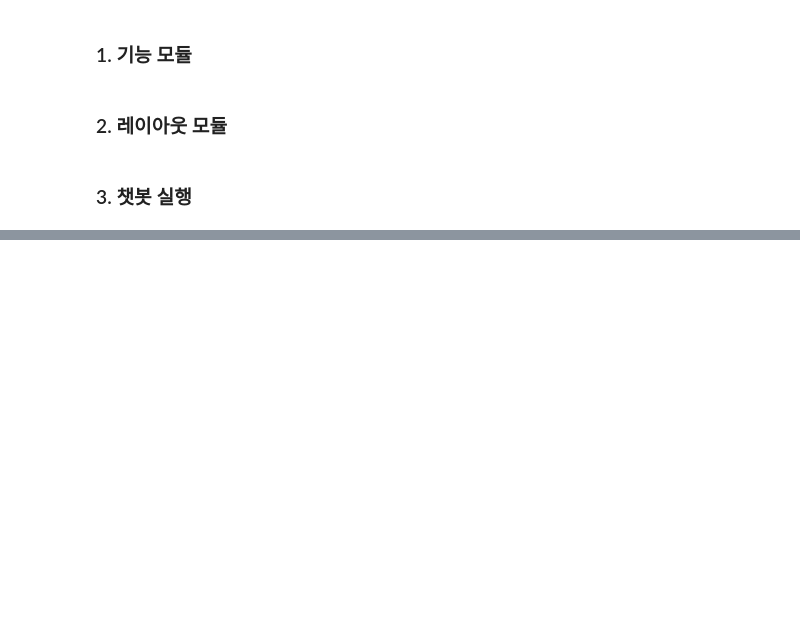
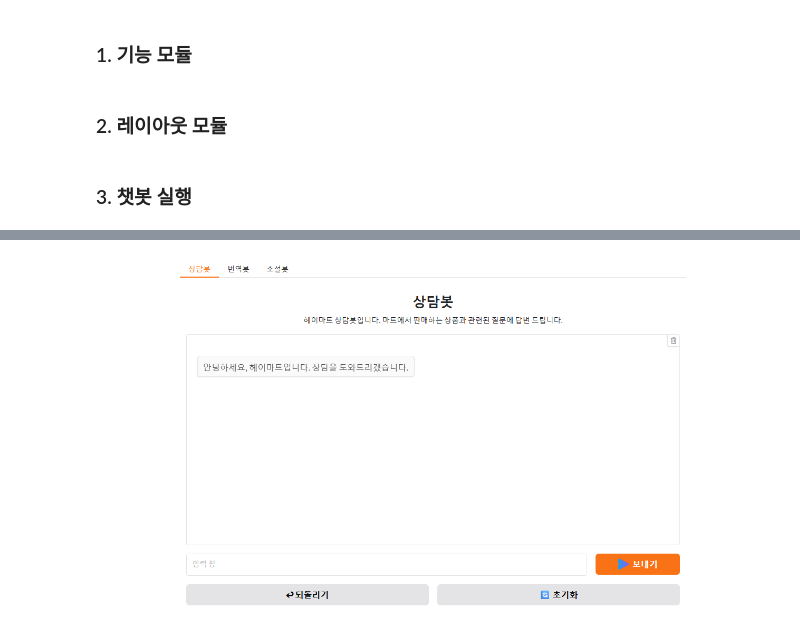
Before and after one commit to JaceKim-TheAL/D2506_GenerativeAI, a Jupyter notebook: code/chatbot/AICB21_그라디오로 챗봇 제작.ipynb, the cells around one changed output, grey strips where cells are left out. Cells and saved outputs as stored; diff of their text form; code cells hidden in the pictures; blank space fills up the shorter version.

```diff
--- a/code/chatbot/AICB21_그라디오로 챗봇 제작.ipynb
+++ b/code/chatbot/AICB21_그라디오로 챗봇 제작.ipynb
@@ -739,2 +705,12 @@ app.launch()
 * To create a public link, set `share=True` in `launch()`.
 [interactive output not drawn]
+# %%
+from IPython.display import Image, display
+
+chatbot_tab01 = Image(filename='./images/chatbot_tab01.png')
+chatbot_tab02 = Image(filename='./images/chatbot_tab02.png')
+chatbot_tab03 = Image(filename='./images/chatbot_tab03.png')
+# %%
+display(chatbot_tab01)
+# %% [output]
+[figure, added]
```
Also changed, not shown: parts of 8 cells of this notebook, 3 other files.
